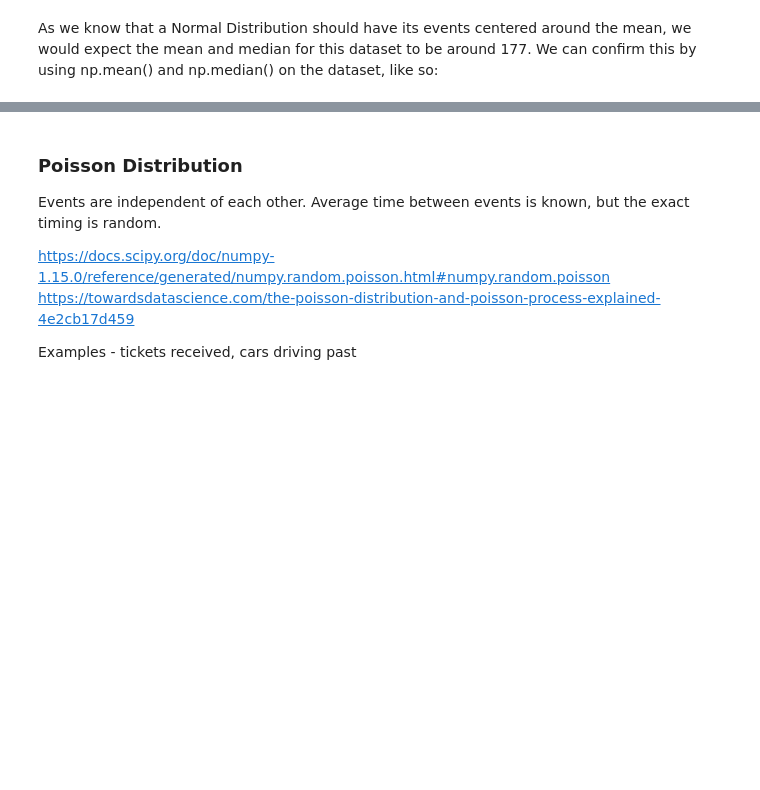
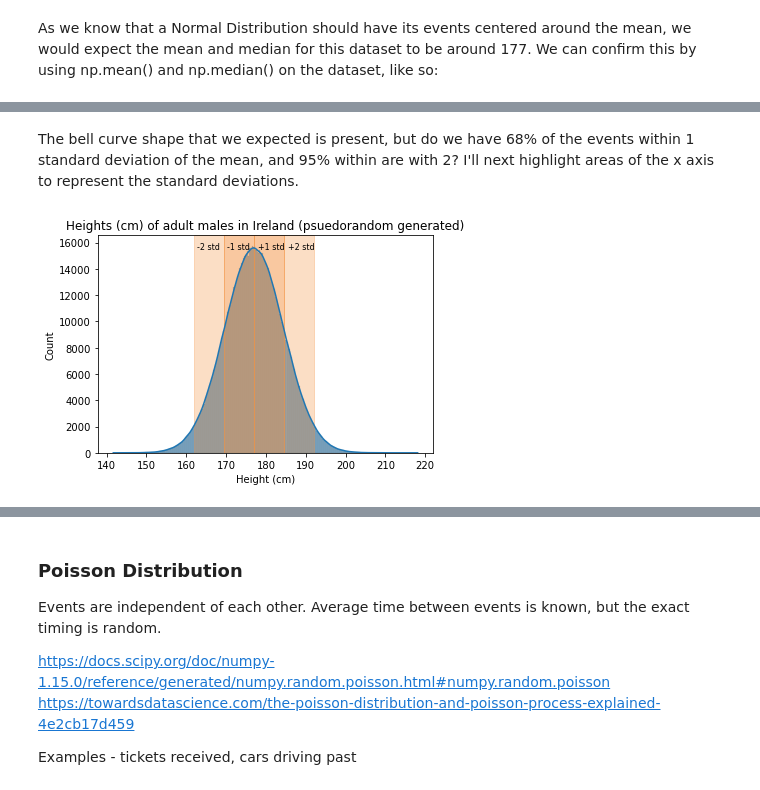
Before and after one commit to OtherBrian/pda-np.random, a Jupyter notebook: Numpy.Random.ipynb, the cells around one changed output, grey strips where cells are left out. Drawn from its saved outputs; the diff is of its cells as text; code cells hidden in the pictures; blank space fills up the shorter version.

```diff
--- a/Numpy.Random.ipynb
+++ b/Numpy.Random.ipynb
@@ -626,0 +642,24 @@ plt.hist(shoes);
+# %% [markdown]
+The bell curve shape that we expected is present, but do we have 68% of the events within 1 standard deviation of the mean, and 95% within are with 2? I'll next highlight areas of the x axis to represent the standard deviations.
+# %%
+ax = sns.histplot(irish_heights, kde=True)
+ax.set(xlabel='Height (cm)', ylabel='Count')
+ax.set_title("Heights (cm) of adult males in Ireland (psuedorandom generated)")
+
+# Highlighting the section between the mean, and the mean + 1 standard deviation
+ax.axvspan(np.mean(irish_heights),(np.mean(irish_heights)+np.std(irish_heights)), color='#F49342', alpha =0.5)
+ax.text(np.mean(irish_heights)+1,15500, "+1 std", color = 'black', ha='left',fontsize = 8)
+
+# Highlighting the section between the mean, and the mean - 1 standard deviation
+ax.axvspan(np.mean(irish_heights),(np.mean(irish_heights)-np.std(irish_heights)), color='#F49342', alpha =0.5)
+ax.text(np.mean(irish_heights)-1,15500, "-1 std", color = 'black', ha='right', fontsize = 8)
+
+# Highlighting the section between the mean, and the mean + 2 standard deviations
+ax.axvspan(np.mean(irish_heights)+np.std(irish_heights),(np.mean(irish_heights)+(2*np.std(irish_heights))), color='#F49342', alpha =0.3)
+ax.text(np.mean(irish_heights)+np.std(irish_heights)+1,15500, "+2 std", color = 'black', ha='left', fontsize = 8)
+
+# Highlighting the section between the mean, and the mean - 2 standard deviations
+ax.axvspan(np.mean(irish_heights)-np.std(irish_heights),(np.mean(irish_heights)-(2*np.std(irish_heights))), color='#F49342', alpha =0.3)
+ax.text(np.mean(irish_heights)-np.std(irish_heights)-1,15500, "-2 std", color = 'black', ha='right', fontsize = 8);
+# %% [output]
+[figure, added]
```
Also changed, not shown: parts of 16 cells of this notebook.
